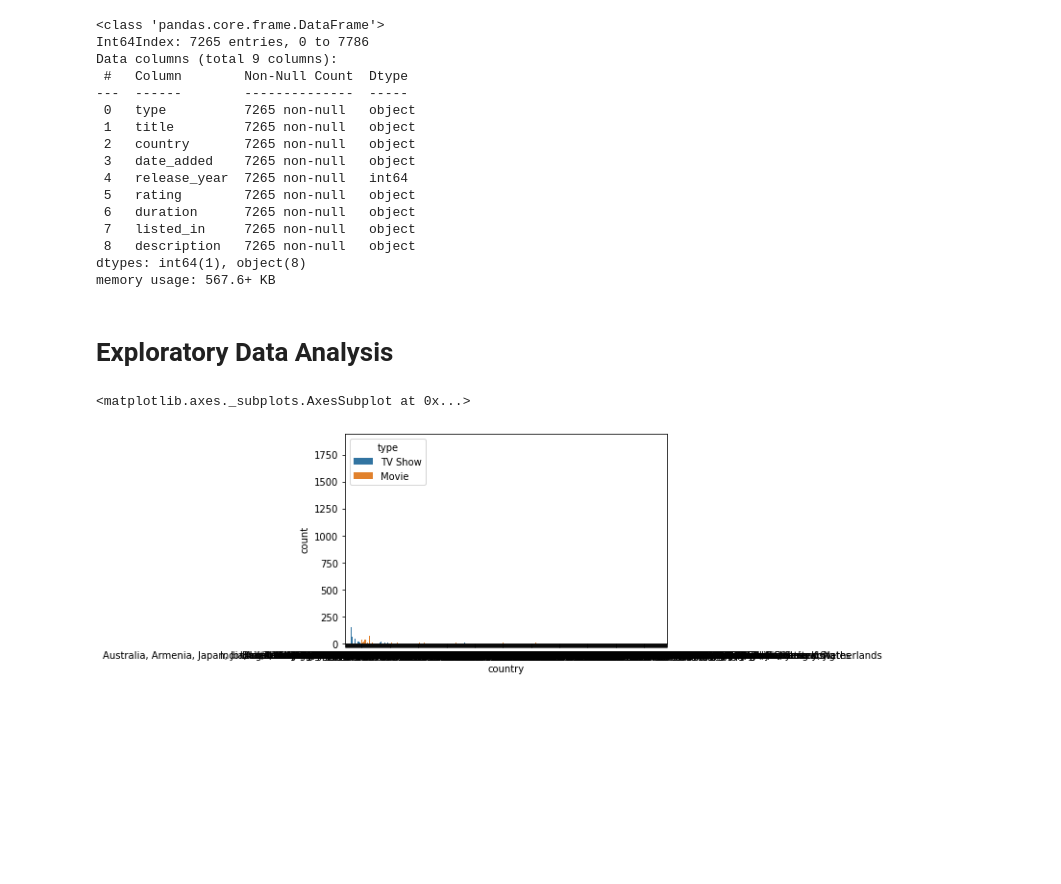
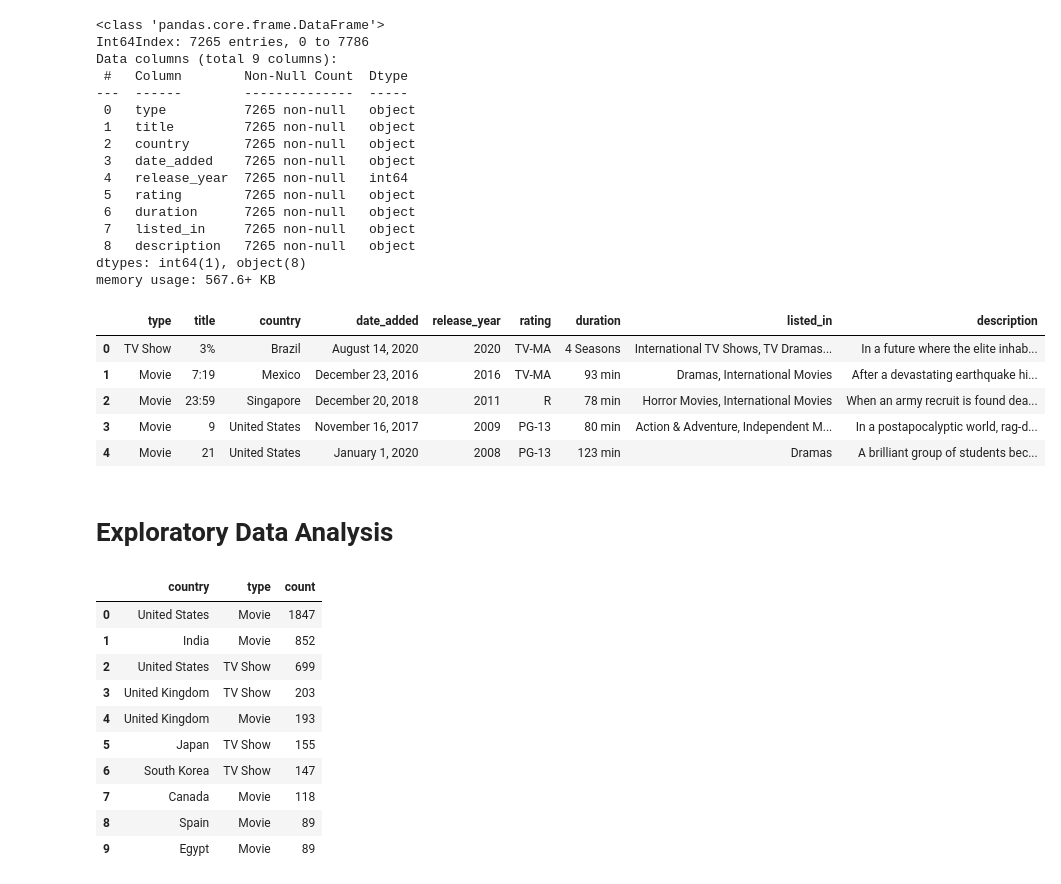
Before and after one commit to smkmohsin/NETFLIX-MOVIES-AND-TV-SHOWS-CLUSTERING, a Jupyter notebook: NETFLIX_MOVIES_AND_TV_SHOWS_CLUSTERING_Sheikh_Mohsin_Kader.ipynb, the cells around one changed output. Saved outputs shown, nothing was run; the diff lists cells and outputs as text; code cells hidden in the pictures; blank space fills up the shorter version.

```diff
--- a/NETFLIX_MOVIES_AND_TV_SHOWS_CLUSTERING_Sheikh_Mohsin_Kader.ipynb
+++ b/NETFLIX_MOVIES_AND_TV_SHOWS_CLUSTERING_Sheikh_Mohsin_Kader.ipynb
@@ -174,10 +178,30 @@ Data columns (total 9 columns):
  8   description   7265 non-null   object
 dtypes: int64(1), object(8)
 memory usage: 567.6+ KB
+# %%
+dataset.head()
+# %% [output]
+|  | type | title | country | date_added | release_year | rating | duration | listed_in | description |
+| 0 | TV Show | 3% | Brazil | August 14, 2020 | 2020 | TV-MA | 4 Seasons | International TV Shows, TV Dramas... | In a future where the elite inhab... |
+| 1 | Movie | 7:19 | Mexico | December 23, 2016 | 2016 | TV-MA | 93 min | Dramas, International Movies | After a devastating earthquake hi... |
+| 2 | Movie | 23:59 | Singapore | December 20, 2018 | 2011 | R | 78 min | Horror Movies, International Movies | When an army recruit is found dea... |
+| 3 | Movie | 9 | United States | November 16, 2017 | 2009 | PG-13 | 80 min | Action & Adventure, Independent M... | In a postapocalyptic world, rag-d... |
+| 4 | Movie | 21 | United States | January 1, 2020 | 2008 | PG-13 | 123 min | Dramas | A brilliant group of students bec... |
 # %% [markdown]
 # <b> Exploratory Data Analysis
-# %%
-sns.countplot('country', hue='type' ,data=dataset)
-# %% [output]
-<matplotlib.axes._subplots.AxesSubplot at 0x...>
-[figure, removed]
+# %%
+# Top 10 countries producing contents in netflix
+top_10_country =  dataset[['country','type']].value_counts()[:10].reset_index().rename(columns={0: 'count'})
+top_10_country
+# %% [output]
+|  | country | type | count |
+| 0 | United States | Movie | 1847 |
+| 1 | India | Movie | 852 |
+| 2 | United States | TV Show | 699 |
+| 3 | United Kingdom | TV Show | 203 |
+| 4 | United Kingdom | Movie | 193 |
+| 5 | Japan | TV Show | 155 |
+| 6 | South Korea | TV Show | 147 |
+| 7 | Canada | Movie | 118 |
+| 8 | Spain | Movie | 89 |
+| 9 | Egypt | Movie | 89 |
```
Also changed, not shown: parts of 17 cells of this notebook.
